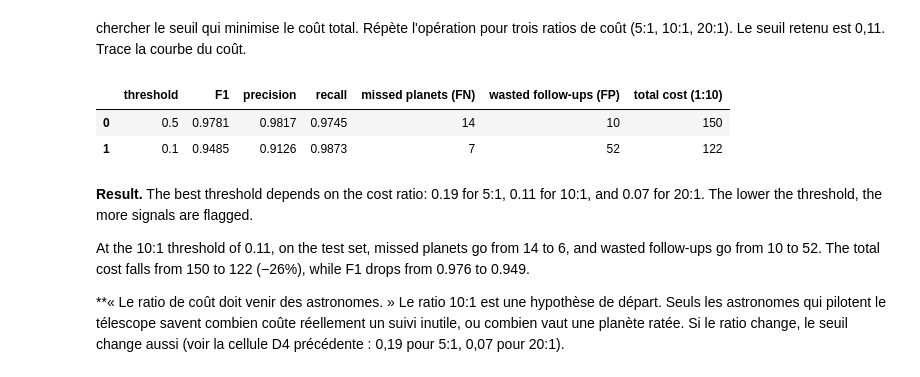
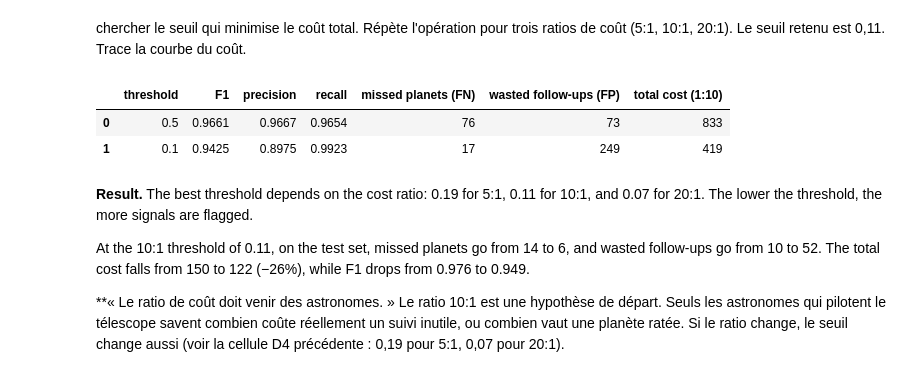
Before and after one commit to Farah-Baaziz/kepler-exoplanet-classification, a Jupyter notebook: notebooks/kepler_complete_project.ipynb, the cells around one changed output. Saved outputs shown, nothing was run; the diff lists cells and outputs as text; code cells hidden in the pictures.

```diff
--- a/notebooks/kepler_complete_project.ipynb
+++ b/notebooks/kepler_complete_project.ipynb
@@ -530,20 +504,28 @@ comparaison des probabilités. Compare trois sorties : la Random Forest brute, l
 # %% [markdown]
 **Check: calibrating the Random Forest.** The model selected for the final pipeline is the gradient boosting. This cell calibrates the Random Forest only to measure how much of its gap comes from calibration itself. It does not change any choice made above, and the test set is used only for this comparison.
 # %%
-# Calibrate the Random Forest to measure the effect of calibration.
-# Explanation only: the selected model (gradient boosting) is NOT changed.
-rf_calibrated = CalibratedClassifierCV(
-    estimator=clone(rf_model),
-    method=best_method,          # same method as the selected model (sigmoid)
-    cv=5,
-)
-rf_calibrated.fit(X_train, y_train)
-p_rf_cal = rf_calibrated.predict_proba(X_test)[:, 1]
+# Comparaison des probabilités sur l'entraînement uniquement (prédictions out-of-fold).
+# Le jeu de test n'est pas utilisé ici : il est réservé à la partie E.
+
+def get_oof(estimator):
+    return cross_val_predict(estimator, X_train, y_train, cv=CV, method="predict_proba", n_jobs=1)[:, 1]
+
+def prob_summary_oof(name, proba):
+    return {
+        "model": name,
+        "Brier (lower = better)": round(brier_score_loss(y_train, proba), 4),
+        "log loss (lower = better)": round(log_loss(y_train, np.clip(proba, 1e-6, 1 - 1e-6)), 4),
+        "distinct probability values": int(len(np.unique(np.round(proba, 6)))),
+    }
+
+p_rf_oof = get_oof(make_model(RandomForestClassifier(random_state=RANDOM_STATE)))
+p_sel_oof = get_oof(clone(selected_base))
+p_cal_oof = get_oof(CalibratedClassifierCV(estimator=clone(selected_base), method=best_method, cv=5))
 
 pd.DataFrame([
-    prob_summary("Random Forest (raw)", p_rf),
-    prob_summary(f"Random Forest (calibrated: {best_method})", p_rf_cal),
-    prob_summary(f"{selected_name} (calibrated: {best_method})", p_cal),
+    prob_summary_oof("Random Forest (raw)", p_rf_oof),
+    prob_summary_oof(f"{selected_name} (raw)", p_sel_oof),
+    prob_summary_oof(f"{selected_name} (calibrated: {best_method})", p_cal_oof),
 ])
 # %% [output]
 |  | model | Brier (lower = better) | log loss (lower = better) | distinct probability values |
@@ -637,26 +632,25 @@ Threshold used (ratio 10:1, chosen on train out-of-fold): 0.10
 # %% [markdown]
 chercher le seuil qui minimise le coût total. Répète l'opération pour trois ratios de coût (5:1, 10:1, 20:1). Le seuil retenu est 0,11. Trace la courbe du coût.
 # %%
-#comparaison au seuil 0,5 et au seuil optimal
 rows = []
 for t in [0.5, best_threshold]:
-    pred = (p_cal >= t).astype(int)
-    fn = int(np.sum((pred == 0) & (y_test.values == 1)))
-    fp = int(np.sum((pred == 1) & (y_test.values == 0)))
+    pred = (oof_proba >= t).astype(int)
+    fn = int(np.sum((pred == 0) & (y_train.values == 1)))
+    fp = int(np.sum((pred == 1) & (y_train.values == 0)))
     rows.append({
         "threshold": round(t, 2),
-        "F1": round(f1_score(y_test, pred), 4),
-        "precision": round(precision_score(y_test, pred), 4),
-        "recall": round(recall_score(y_test, pred), 4),
+        "F1": round(f1_score(y_train, pred), 4),
+        "precision": round(precision_score(y_train, pred), 4),
+        "recall": round(recall_score(y_train, pred), 4),
         "missed planets (FN)": fn,
         "wasted follow-ups (FP)": fp,
         f"total cost (1:{COST_RATIO})": fp + COST_RATIO * fn,
     })
 pd.DataFrame(rows)
 # %% [output]
 |  | threshold | F1 | precision | recall | missed planets (FN) | wasted follow-ups (FP) | total cost (1:10) |
-| 0 | 0.5 | 0.9781 | 0.9817 | 0.9745 | 14 | 10 | 150 |
-| 1 | 0.1 | 0.9485 | 0.9126 | 0.9873 | 7 | 52 | 122 |
+| 0 | 0.5 | 0.9661 | 0.9667 | 0.9654 | 76 | 73 | 833 |
+| 1 | 0.1 | 0.9425 | 0.8975 | 0.9923 | 17 | 249 | 419 |
 # %% [markdown]
 **Result.** The best threshold depends on the cost ratio: 0.19 for 5:1, 0.11 for 10:1, and 0.07 for 20:1. The lower the threshold, the more signals are flagged.
 
```
Also changed, not shown: parts of 7 cells of this notebook.
